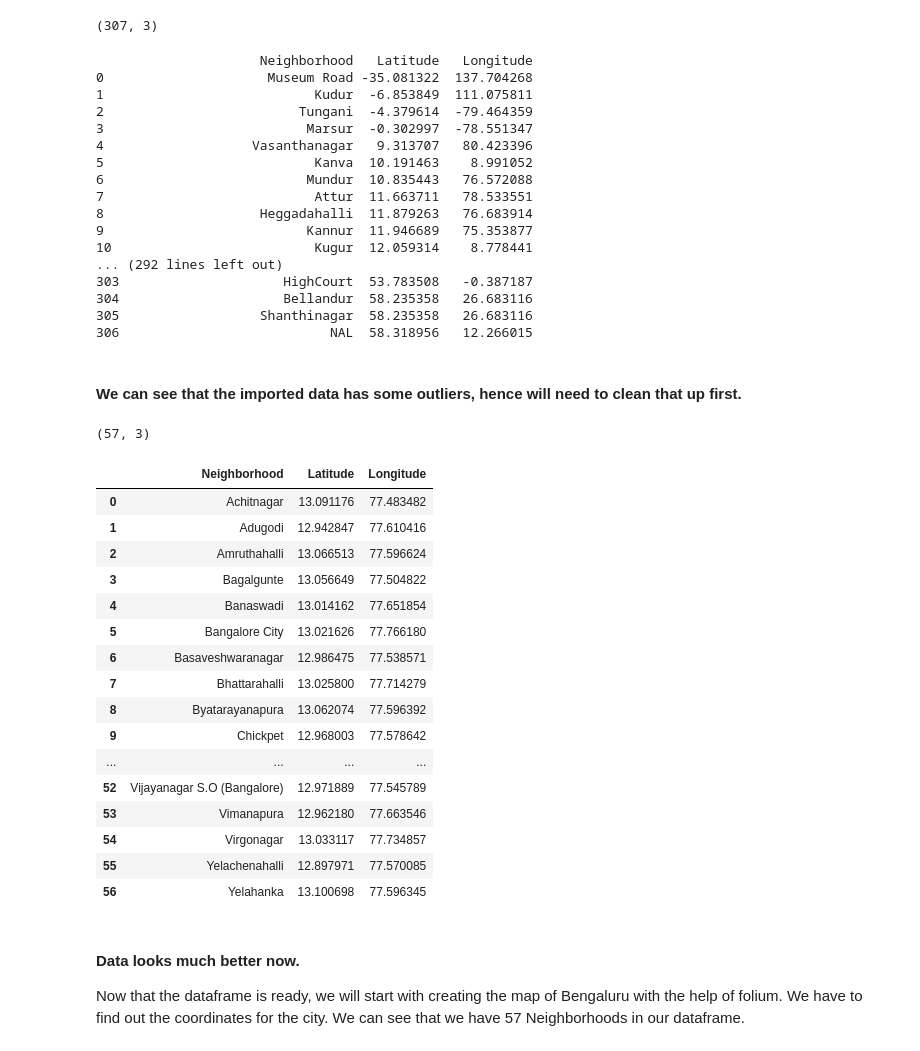
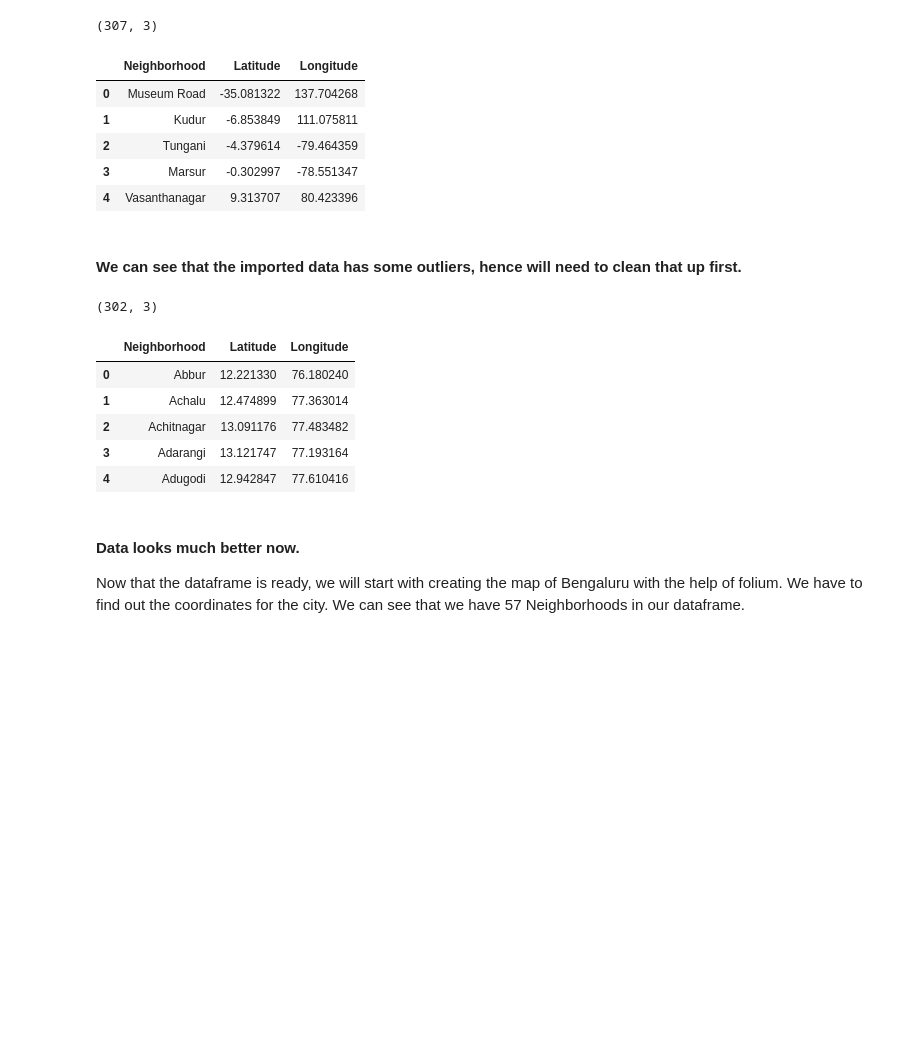
Before and after one commit to suzith257/coursera_capstone_project, a Jupyter notebook: Coursera_Capstone_Project_.ipynb, the cells around one changed output. Cells and saved outputs as stored; diff of their text form; code cells hidden in the pictures; blank space fills up the shorter version.

```diff
--- a/Coursera_Capstone_Project_.ipynb
+++ b/Coursera_Capstone_Project_.ipynb
@@ -83,25 +90,14 @@ data.shape
 # %%
 df1 = data.sort_values(['Latitude'])
 df1 = df1.reset_index(drop=True)
-print(df1)
+df1.head()
 # %% [output]
-                     Neighborhood   Latitude   Longitude
-0                     Museum Road -35.081322  137.704268
-1                           Kudur  -6.853849  111.075811
-2                         Tungani  -4.379614  -79.464359
-3                          Marsur  -0.302997  -78.551347
-4                   Vasanthanagar   9.313707   80.423396
-5                           Kanva  10.191463    8.991052
-6                          Mundur  10.835443   76.572088
-7                           Attur  11.663711   78.533551
-8                    Heggadahalli  11.879263   76.683914
-9                          Kannur  11.946689   75.353877
-10                          Kugur  12.059314    8.778441
-... (292 lines left out)
-303                     HighCourt  53.783508   -0.387187
-304                     Bellandur  58.235358   26.683116
-305                  Shanthinagar  58.235358   26.683116
-306                           NAL  58.318956   12.266015
+|  | Neighborhood | Latitude | Longitude |
+| 0 | Museum Road | -35.081322 | 137.704268 |
+| 1 | Kudur | -6.853849 | 111.075811 |
+| 2 | Tungani | -4.379614 | -79.464359 |
+| 3 | Marsur | -0.302997 | -78.551347 |
+| 4 | Vasanthanagar | 9.313707 | 80.423396 |
 # %% [markdown]
 #### We can see that the imported data has some outliers, hence will need to clean that up first.
 # %%
@@ -115,31 +111,20 @@ df = df.reset_index(drop=True)
 # %%
 data_blr = df1.sort_values(['Longitude'])
 data_blr.drop(data_blr.index[:35], inplace=True)
 data_blr.drop(data_blr.tail(15).index,
         inplace = True)
 data_blr =data_blr.sort_values(['Neighborhood'])
 data_blr = data_blr.reset_index(drop=True)
 print(data_blr.shape)
-data_blr
+data_blr.head()
 # %% [output]
-(57, 3)
+(302, 3)
 |  | Neighborhood | Latitude | Longitude |
-| 0 | Achitnagar | 13.091176 | 77.483482 |
-| 1 | Adugodi | 12.942847 | 77.610416 |
-| 2 | Amruthahalli | 13.066513 | 77.596624 |
-| 3 | Bagalgunte | 13.056649 | 77.504822 |
-| 4 | Banaswadi | 13.014162 | 77.651854 |
-| 5 | Bangalore City | 13.021626 | 77.766180 |
-| 6 | Basaveshwaranagar | 12.986475 | 77.538571 |
-| 7 | Bhattarahalli | 13.025800 | 77.714279 |
-| 8 | Byatarayanapura | 13.062074 | 77.596392 |
-| 9 | Chickpet | 12.968003 | 77.578642 |
-| ... | ... | ... | ... |
-| 52 | Vijayanagar S.O (Bangalore) | 12.971889 | 77.545789 |
-| 53 | Vimanapura | 12.962180 | 77.663546 |
-| 54 | Virgonagar | 13.033117 | 77.734857 |
-| 55 | Yelachenahalli | 12.897971 | 77.570085 |
-| 56 | Yelahanka | 13.100698 | 77.596345 |
+| 0 | Abbur | 12.221330 | 76.180240 |
+| 1 | Achalu | 12.474899 | 77.363014 |
+| 2 | Achitnagar | 13.091176 | 77.483482 |
+| 3 | Adarangi | 13.121747 | 77.193164 |
+| 4 | Adugodi | 12.942847 | 77.610416 |
 # %% [markdown]
 #### Data looks much better now.
 
```
Also changed, not shown: parts of 3 cells of this notebook.
